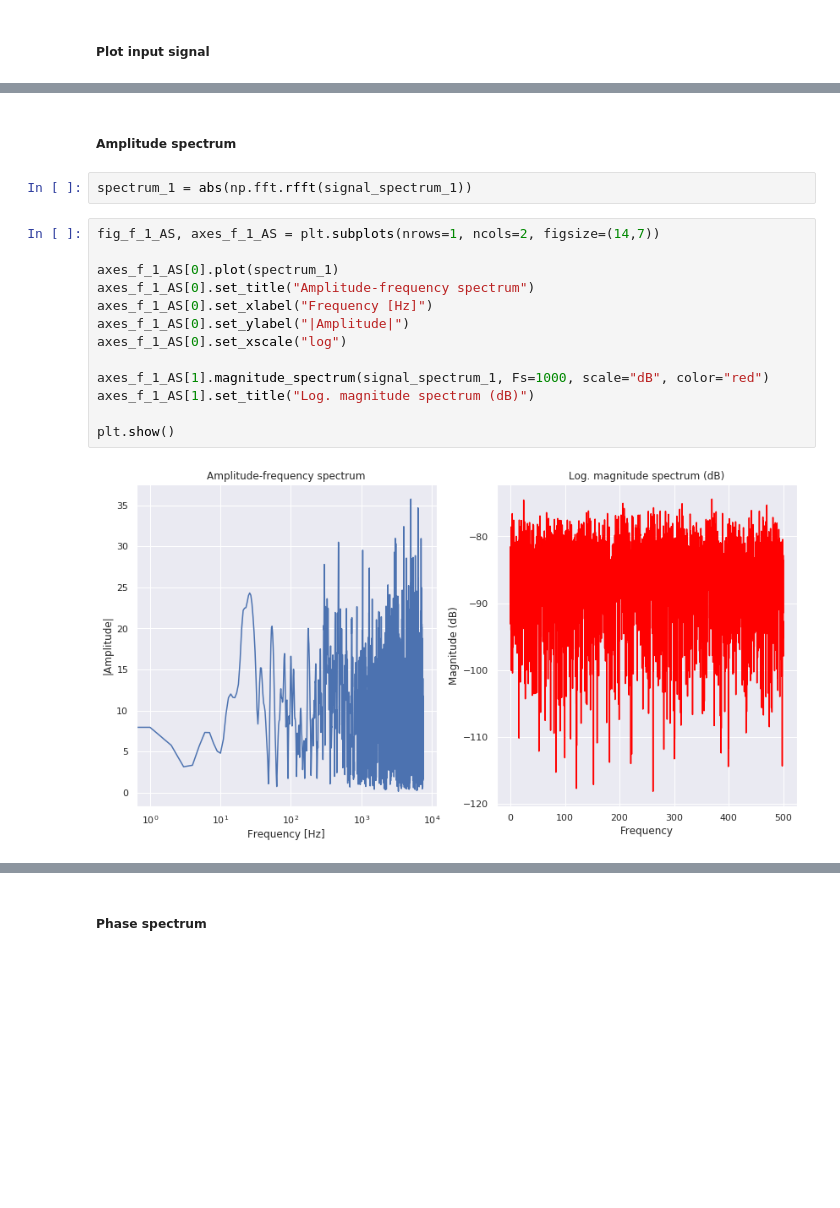
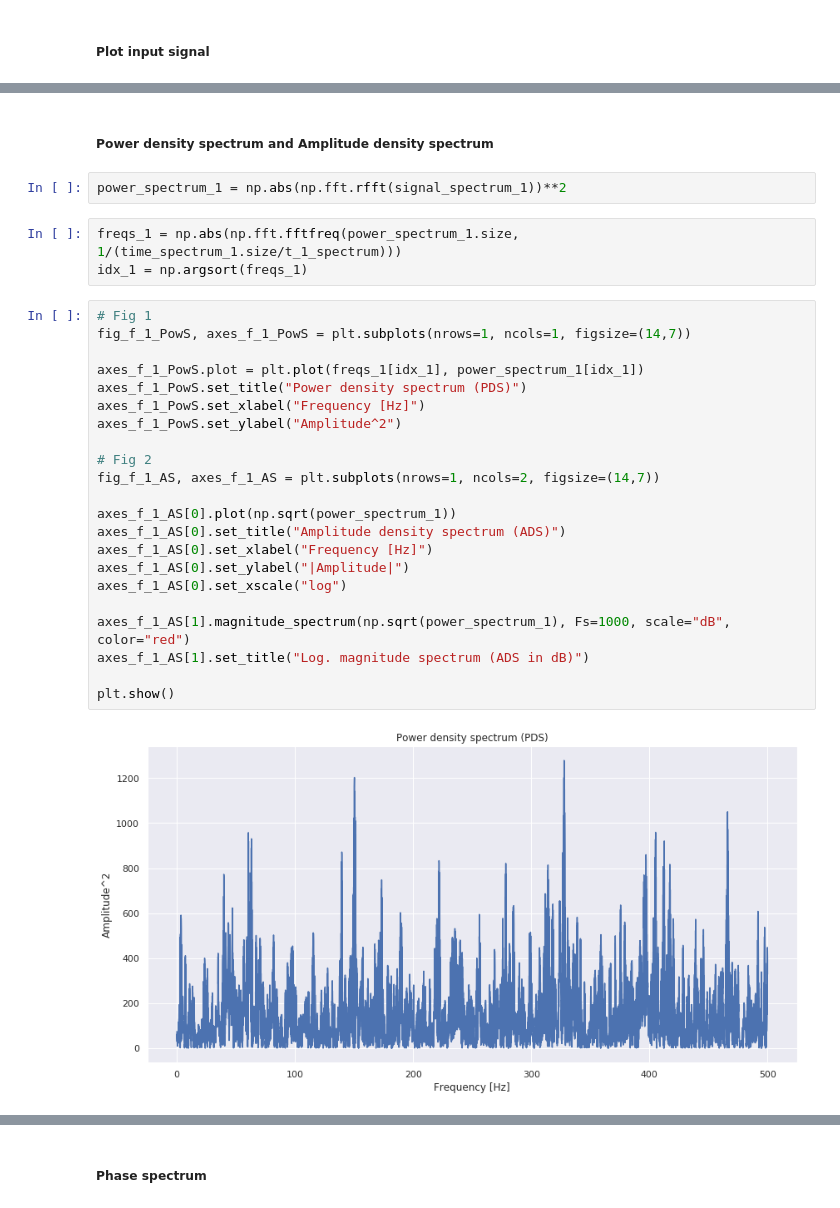
Before and after one commit to masterdesky/ELTE-signal-processing-2018, a Jupyter notebook: 2. feladatsor/Assignment 2 - Part 2.ipynb, the cells around one changed output, grey strips where cells are left out. Drawn from its saved outputs; the diff is of its cells as text; blank space fills up the shorter version.

```diff
--- a/2. feladatsor/Assignment 2 - Part 2.ipynb
+++ b/2. feladatsor/Assignment 2 - Part 2.ipynb
@@ -91,21 +104,33 @@ plt.show()
 # %% [output]
 [figure]
 # %% [markdown]
-##### Amplitude spectrum
+##### Power density spectrum and Amplitude density spectrum
 # %%
-spectrum_1 = abs(np.fft.rfft(signal_spectrum_1))
+power_spectrum_1 = np.abs(np.fft.rfft(signal_spectrum_1))**2
+# %%
+freqs_1 = np.abs(np.fft.fftfreq(power_spectrum_1.size, 1/(time_spectrum_1.size/t_1_spectrum)))
+idx_1 = np.argsort(freqs_1)
 # %%
+# Fig 1
+fig_f_1_PowS, axes_f_1_PowS = plt.subplots(nrows=1, ncols=1, figsize=(14,7))
+
+axes_f_1_PowS.plot = plt.plot(freqs_1[idx_1], power_spectrum_1[idx_1])
+axes_f_1_PowS.set_title("Power density spectrum (PDS)")
+axes_f_1_PowS.set_xlabel("Frequency [Hz]")
+axes_f_1_PowS.set_ylabel("Amplitude^2")
+
+# Fig 2
 fig_f_1_AS, axes_f_1_AS = plt.subplots(nrows=1, ncols=2, figsize=(14,7))
 
-axes_f_1_AS[0].plot(spectrum_1)
-axes_f_1_AS[0].set_title("Amplitude-frequency spectrum")
+axes_f_1_AS[0].plot(np.sqrt(power_spectrum_1))
+axes_f_1_AS[0].set_title("Amplitude density spectrum (ADS)")
 axes_f_1_AS[0].set_xlabel("Frequency [Hz]")
 axes_f_1_AS[0].set_ylabel("|Amplitude|")
 axes_f_1_AS[0].set_xscale("log")
 
-axes_f_1_AS[1].magnitude_spectrum(signal_spectrum_1, Fs=1000, scale="dB", color="red")
-axes_f_1_AS[1].set_title("Log. magnitude spectrum (dB)")
+axes_f_1_AS[1].magnitude_spectrum(np.sqrt(power_spectrum_1), Fs=1000, scale="dB", color="red")
+axes_f_1_AS[1].set_title("Log. magnitude spectrum (ADS in dB)")
 
 plt.show()
 # %% [output]
-[figure, old version]
+[figure, new version]
```
Also changed, not shown: parts of 28 cells of this notebook.
